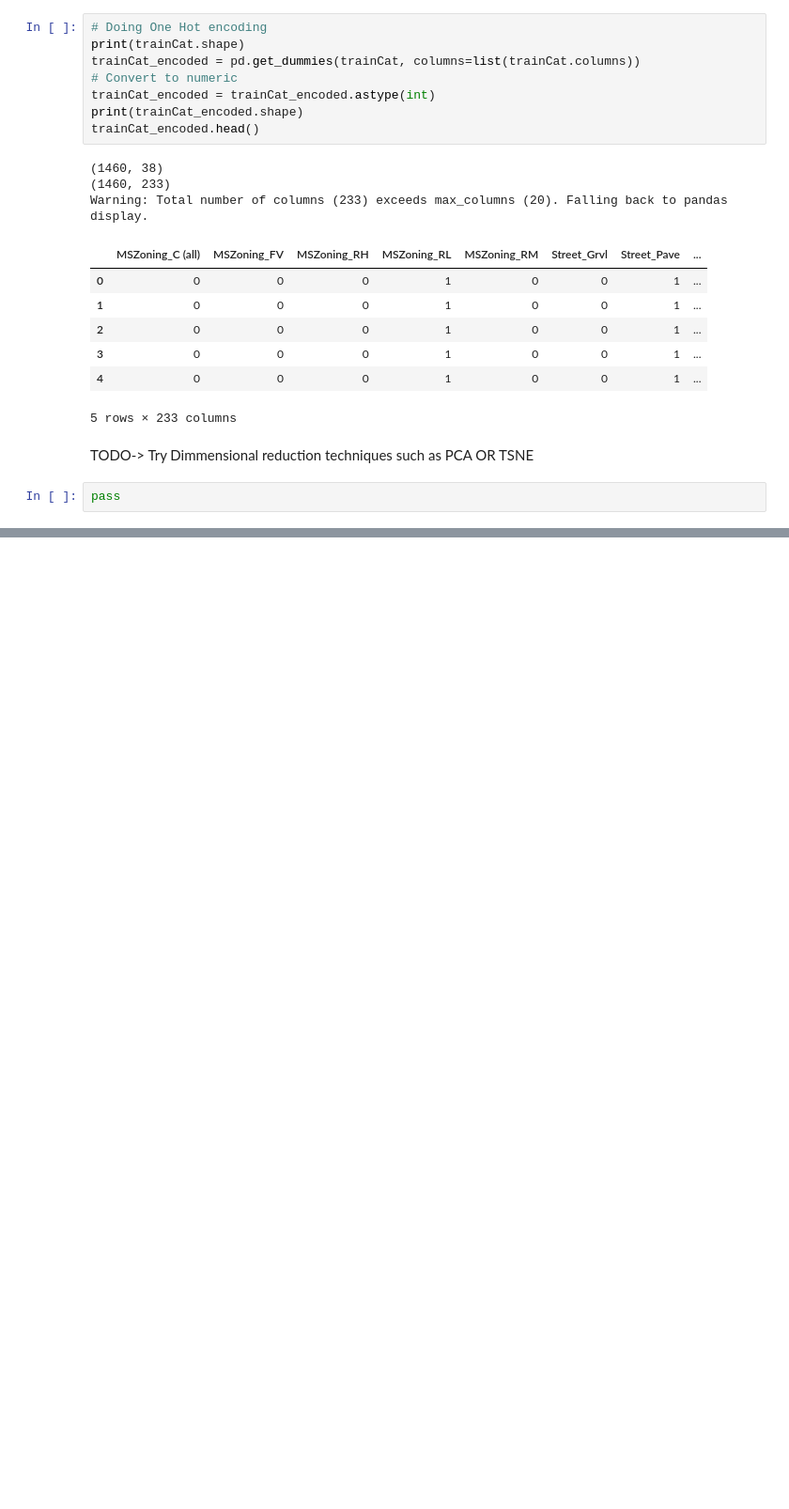
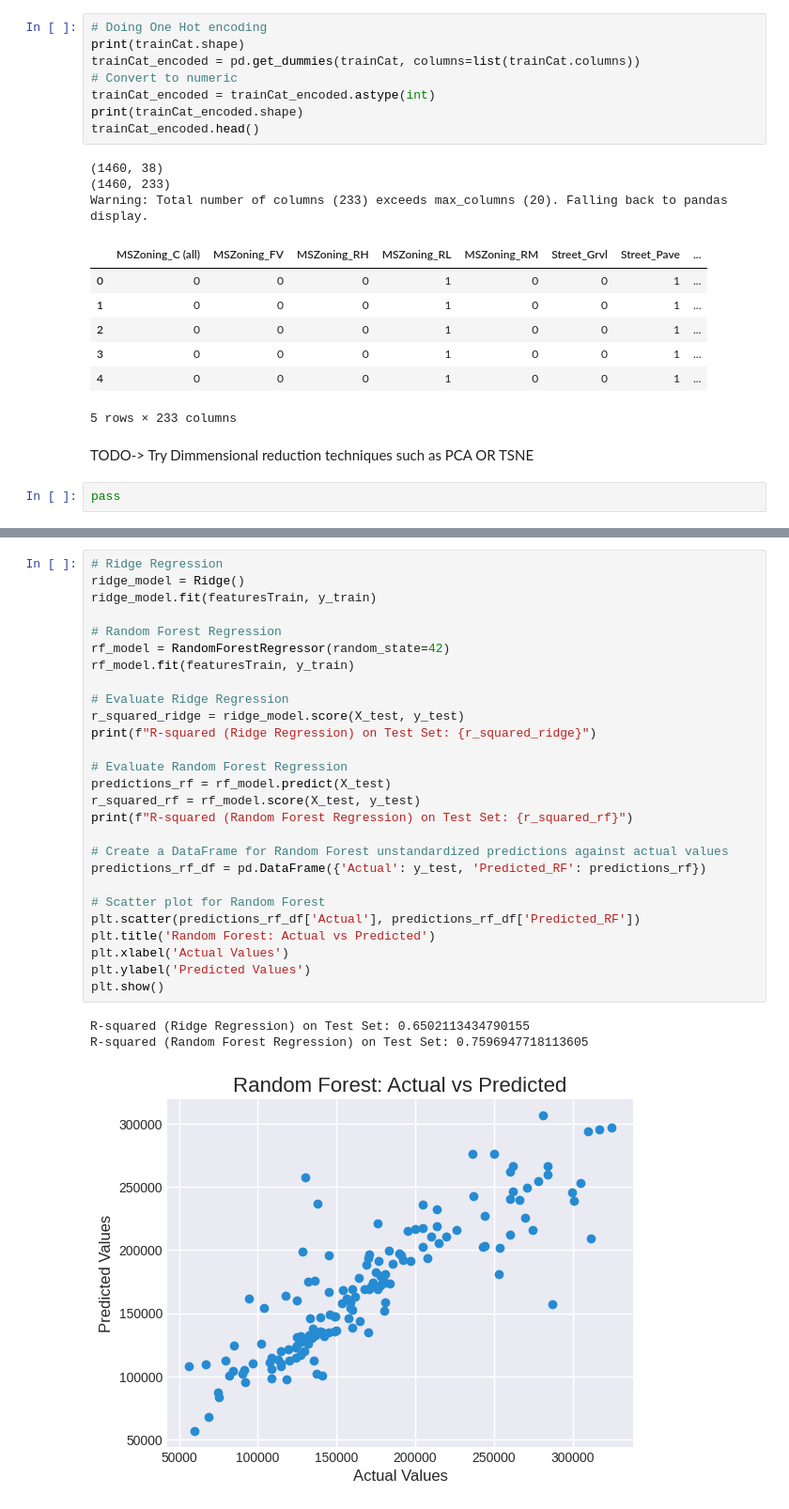
Before and after one commit to anirudh217sharma/House_Prices_Advanced_Regression_Techniques, a Jupyter notebook: House_Prices_Advanced_Regression_Techniques.ipynb, the cells around one changed output, grey strips where cells are left out. Shown at 94% size. Saved outputs shown, nothing was run; the diff lists cells and outputs as text; blank space fills up the shorter version.

```diff
--- a/House_Prices_Advanced_Regression_Techniques.ipynb
+++ b/House_Prices_Advanced_Regression_Techniques.ipynb
@@ -449,0 +859,31 @@ y_test shape: (146,)
+# %%
+# Ridge Regression
+ridge_model = Ridge()
+ridge_model.fit(featuresTrain, y_train)
+
+# Random Forest Regression
+rf_model = RandomForestRegressor(random_state=42)
+rf_model.fit(featuresTrain, y_train)
+
+# Evaluate Ridge Regression
+r_squared_ridge = ridge_model.score(X_test, y_test)
+print(f"R-squared (Ridge Regression) on Test Set: {r_squared_ridge}")
+
+# Evaluate Random Forest Regression
+predictions_rf = rf_model.predict(X_test)
+r_squared_rf = rf_model.score(X_test, y_test)
+print(f"R-squared (Random Forest Regression) on Test Set: {r_squared_rf}")
+
+# Create a DataFrame for Random Forest unstandardized predictions against actual values
+predictions_rf_df = pd.DataFrame({'Actual': y_test, 'Predicted_RF': predictions_rf})
+
+# Scatter plot for Random Forest
+plt.scatter(predictions_rf_df['Actual'], predictions_rf_df['Predicted_RF'])
+plt.title('Random Forest: Actual vs Predicted')
+plt.xlabel('Actual Values')
+plt.ylabel('Predicted Values')
+plt.show()
+# %% [output]
+R-squared (Ridge Regression) on Test Set: 0.6502113434790155
+R-squared (Random Forest Regression) on Test Set: 0.7596947718113605
+[figure, added]
```
Also changed, not shown: parts of 28 cells of this notebook.
